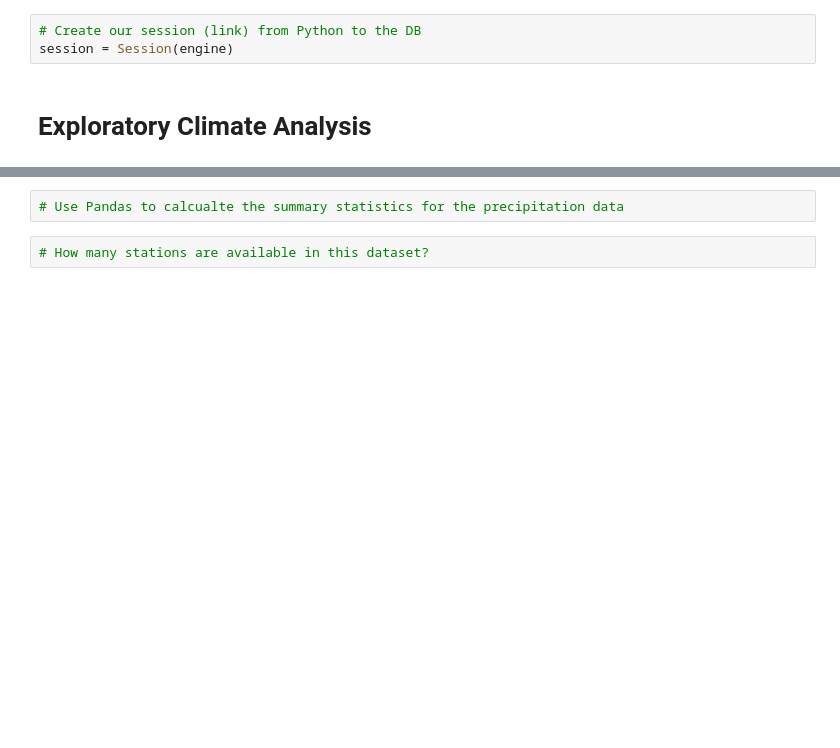
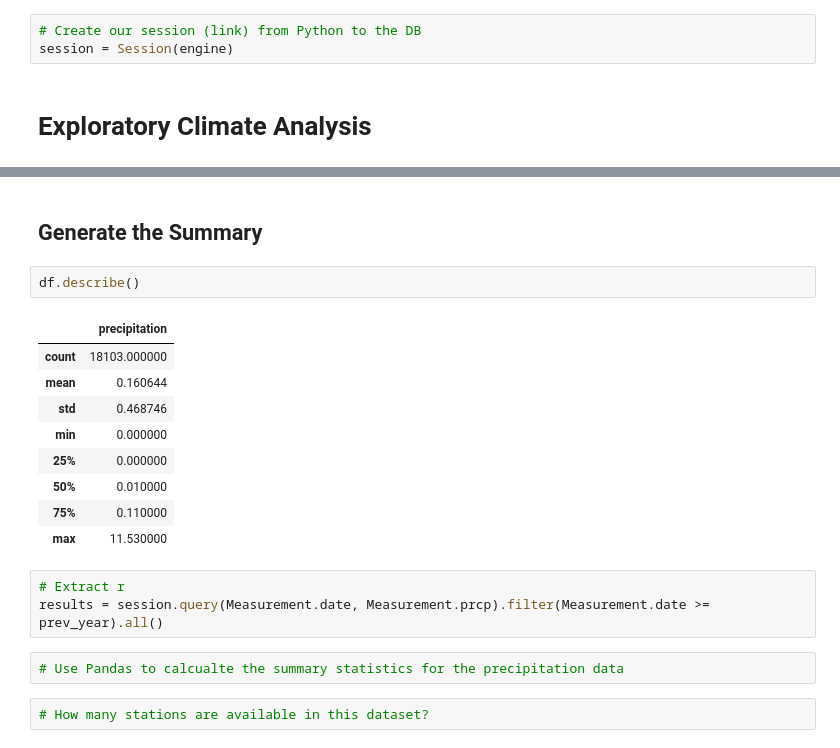
Before and after one commit to Jimmygjr10/surfs-up, a Jupyter notebook: climate_analysis.ipynb, the cells around one changed output, grey strips where cells are left out. Drawn from its saved outputs; the diff is of its cells as text; blank space fills up the shorter version.

```diff
--- a/climate_analysis.ipynb
+++ b/climate_analysis.ipynb
@@ -54,3 +134,20 @@ session = Session(engine)
+# %% [markdown]
+## Generate the Summary
+# %%
+df.describe()
+# %% [output]
+|  | precipitation |
+| count | 18103.000000 |
+| mean | 0.160644 |
+| std | 0.468746 |
+| min | 0.000000 |
+| 25% | 0.000000 |
+| 50% | 0.010000 |
+| 75% | 0.110000 |
+| max | 11.530000 |
+# %%
+# Extract r
+results = session.query(Measurement.date, Measurement.prcp).filter(Measurement.date >= prev_year).all()
 # %%
 # Use Pandas to calcualte the summary statistics for the precipitation data
 # %%
```
Also changed, not shown: parts of 7 cells of this notebook.
